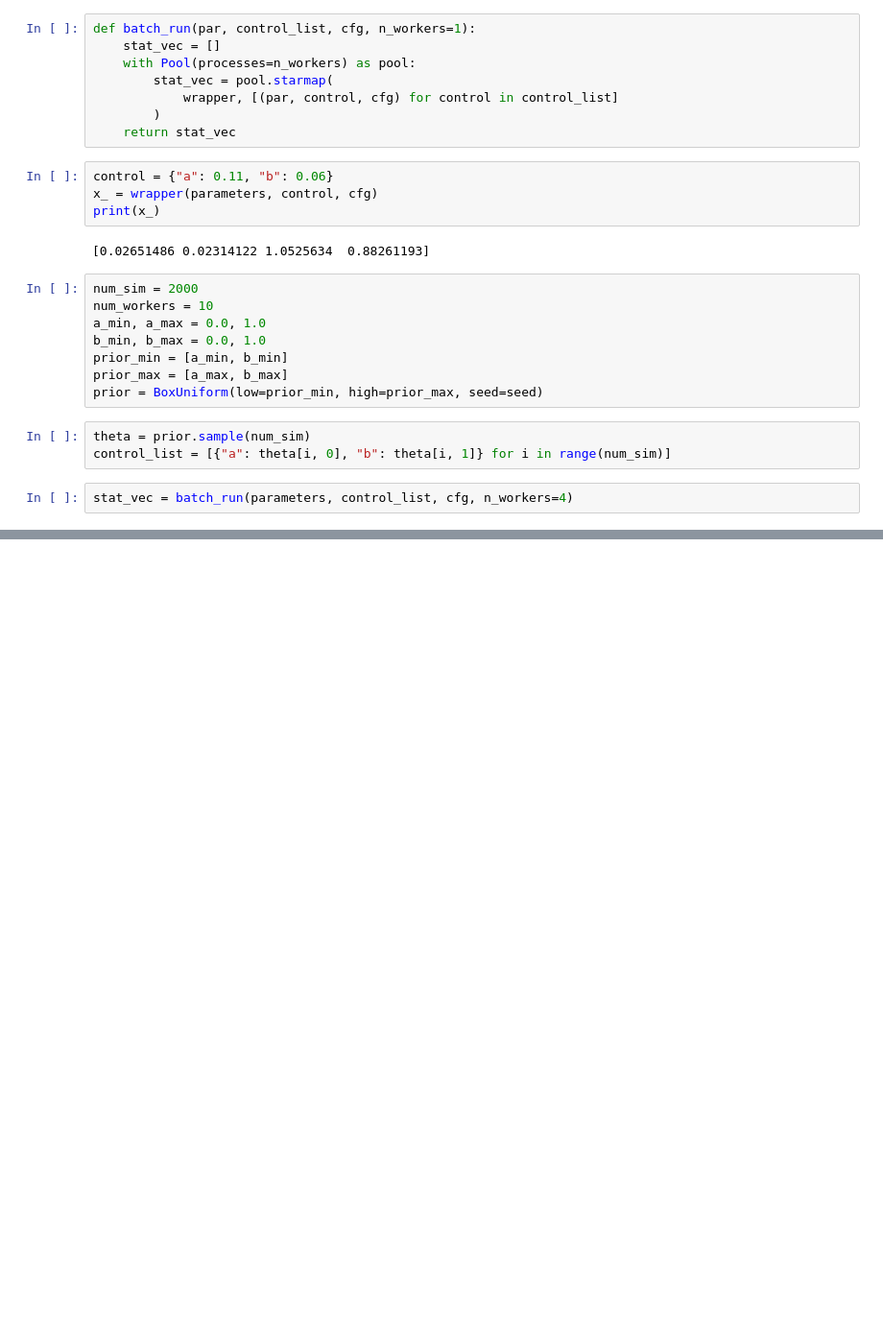
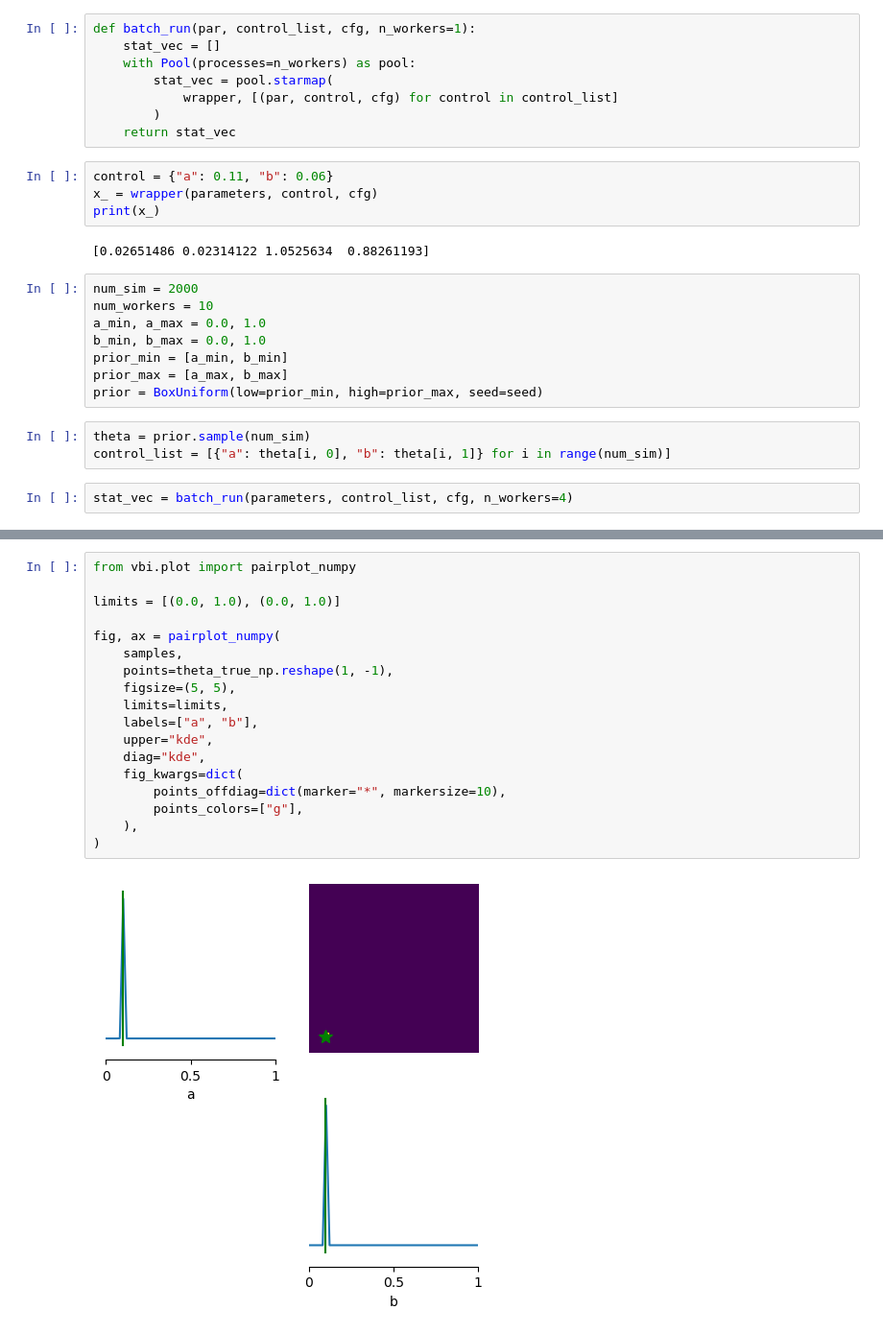
Before and after one commit to ins-amu/vbi, a Jupyter notebook: docs/examples/damp_oscillator_cde.ipynb, the cells around one changed output, grey strips where cells are left out. Shown at 96% size. Saved outputs shown, nothing was run; the diff lists cells and outputs as text; blank space fills up the shorter version.

```diff
--- a/docs/examples/damp_oscillator_cde.ipynb
+++ b/docs/examples/damp_oscillator_cde.ipynb
@@ -211,0 +260,20 @@ Plotting posterior marginals for MAF ...
+# %%
+from vbi.plot import pairplot_numpy
+
+limits = [(0.0, 1.0), (0.0, 1.0)]
+
+fig, ax = pairplot_numpy(
+    samples,
+    points=theta_true_np.reshape(1, -1),
+    figsize=(5, 5),
+    limits=limits,
+    labels=["a", "b"],
+    upper="kde",
+    diag="kde",
+    fig_kwargs=dict(
+        points_offdiag=dict(marker="*", markersize=10),
+        points_colors=["g"],
+    ),
+)
+# %% [output]
+[figure, added]
```
Also changed, not shown: parts of 18 cells of this notebook, 2 other files.
